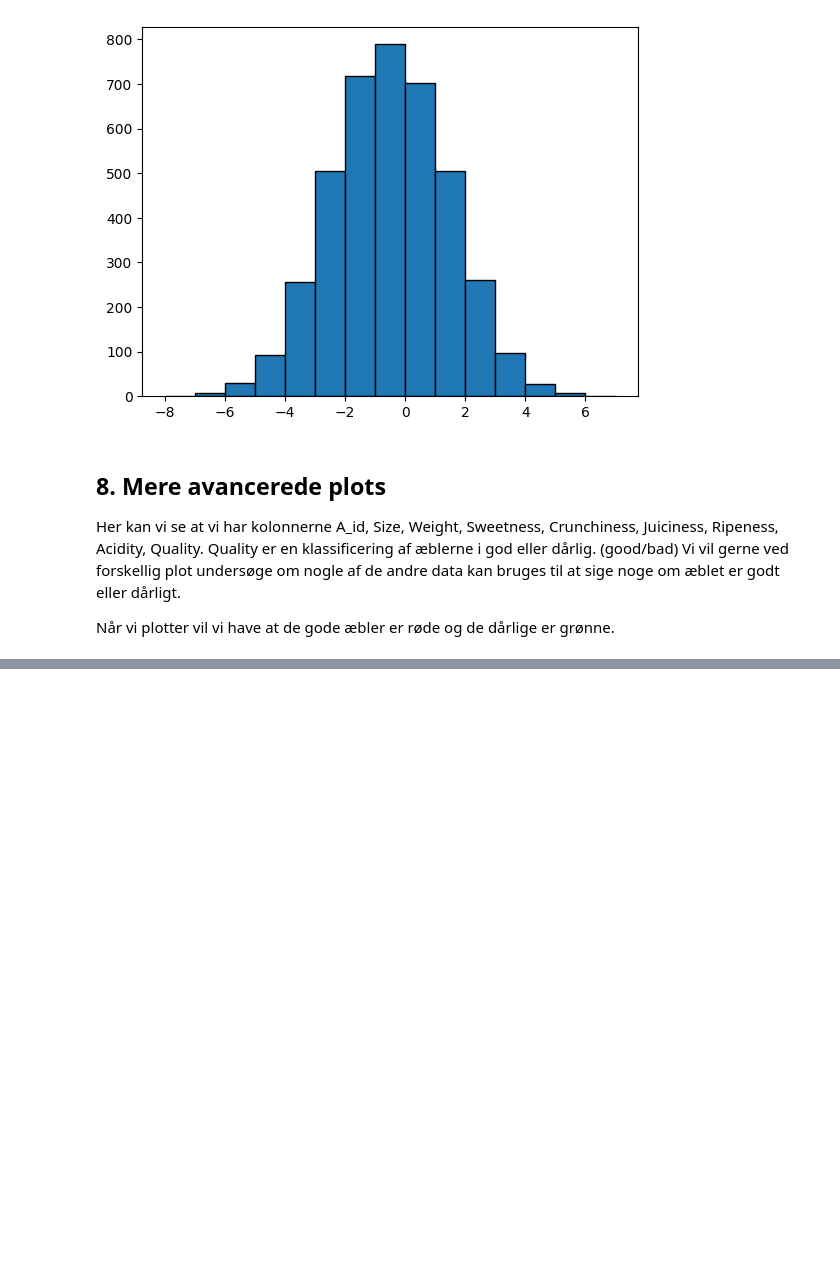
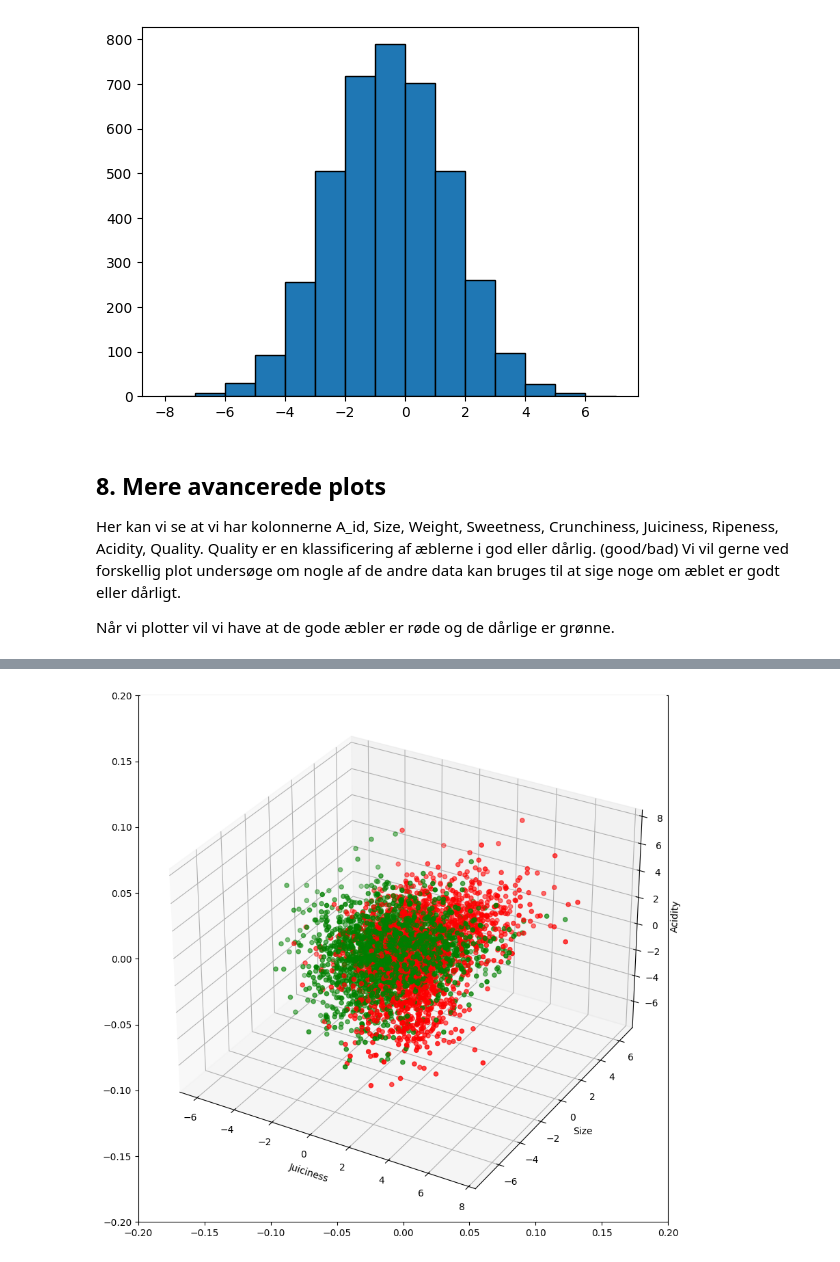
Before and after one commit to hchulvej/MachineLearning, a Jupyter notebook: Apples_elevark_test.ipynb, the cells around one changed output, grey strips where cells are left out. Saved outputs shown, nothing was run; the diff lists cells and outputs as text; code cells hidden in the pictures; blank space fills up the shorter version.

```diff
--- a/Apples_elevark_test.ipynb
+++ b/Apples_elevark_test.ipynb
@@ -316,23 +320,26 @@ Når vi plotter vil vi have at de gode æbler er røde og de dårlige er grønne
 # kan vi pakke kommandoerne til både 2D- og 3D-plots ind i en funktion.
 # Bemærk igen, at hvis din DataFrame hedder noget andet end 'df', så skal du ændre i koden.
 # Fjern '# ' nedenfor
-# def my_scatter_plot(cat1, cat2, cat3=""):
-#    if ((cat1 not in list(df.columns[:-1])) or (cat2 not in list(df.columns[:-1]))):
-#        print("Du kan kun bruge gyldige egenskaber. Tjek om du har stavet alt korrekt.")
-#        return
-#    if (cat3 in list(df.columns[:-1])):
-#        fig = plt.figure(figsize=(10,10))
-#        plt.margins(x=1.5, y=1.5)
-#        ax = fig.add_subplot(projection='3d')
-#        ax.scatter(df[cat1], df[cat2], df[cat3], c=colors)
-#        ax.set_xlabel(cat1)
-#        ax.set_ylabel(cat2)
-#        ax.set_zlabel(cat3)
-#        plt.show()
-#    elif len(cat3) == 0:
-#        df.plot.scatter(x=cat1, y=cat2, c=colors)
-#    else:
-#        print("Du kan kun bruge gyldige egenskaber. Tjek om du har stavet alt korrekt.")
-#        return
+def my_scatter_plot(cat1, cat2, cat3=""):
+   if ((cat1 not in list(df.columns[:-1])) or (cat2 not in list(df.columns[:-1]))):
+       print("Du kan kun bruge gyldige egenskaber. Tjek om du har stavet alt korrekt.")
+       return
+   if (cat3 in list(df.columns[:-1])):
+       fig = plt.figure(figsize=(10,10))
+       plt.margins(x=1.5, y=1.5)
+       ax = fig.add_subplot(projection='3d')
+       ax.scatter(df[cat1], df[cat2], df[cat3], c=colors)
+       ax.set_xlabel(cat1)
+       ax.set_ylabel(cat2)
+       ax.set_zlabel(cat3)
+       plt.show()
+   elif len(cat3) == 0:
+       df.plot.scatter(x=cat1, y=cat2, c=colors)
+   else:
+       print("Du kan kun bruge gyldige egenskaber. Tjek om du har stavet alt korrekt.")
+       return
 # %%
 # Kør funktionen 'my_scatter_plot' med både to og tre argumenter.
+my_scatter_plot("Juiciness", "Size", "Acidity")
+# %% [output]
+[figure, added]
```
Also changed, not shown: parts of 3 cells of this notebook.
